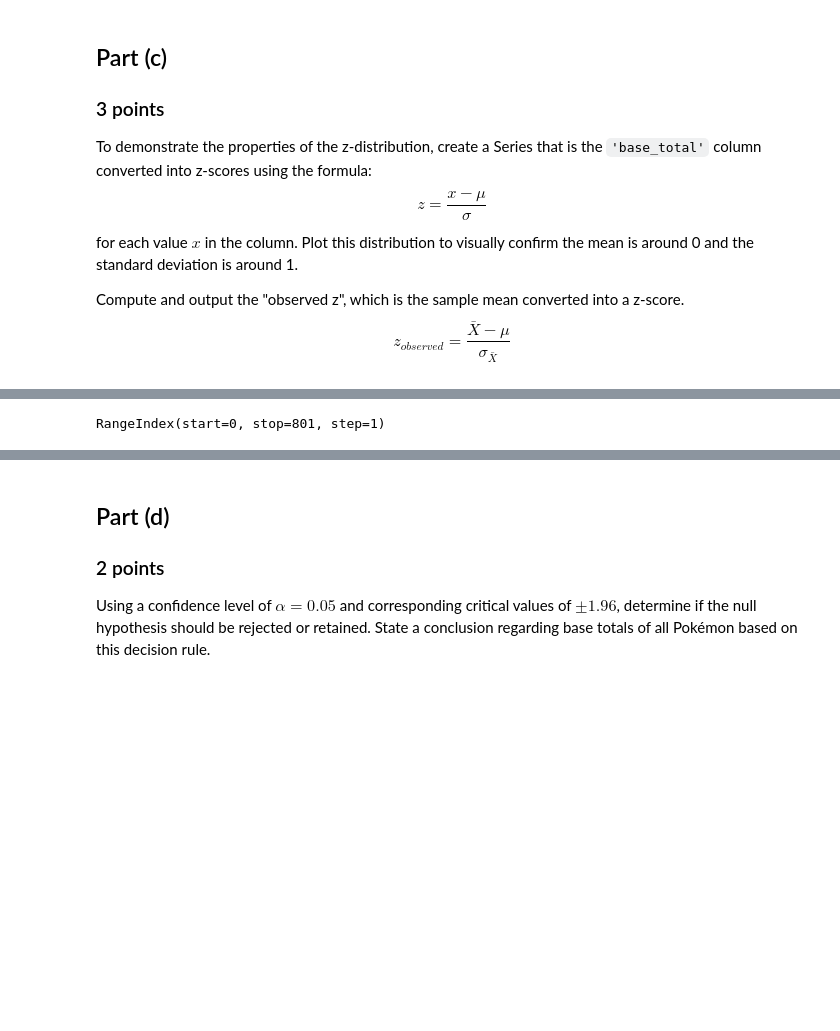
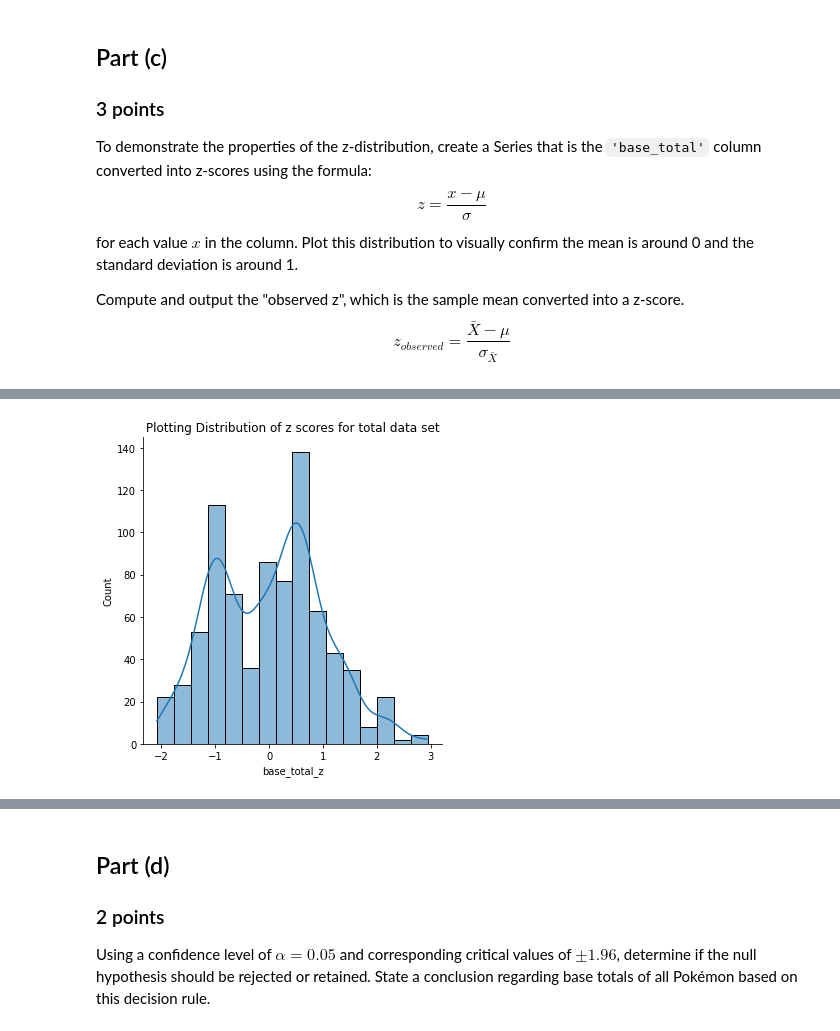
Before and after one commit to DuncanFerguson/GITHUB_REPOSITORY, a Jupyter notebook: DU_MSDS/Data Science Tools 1/Assignment_6/Duncan_Ferguson_Assignment _6 _Inferential_Statistics.ipynb, the cells around one changed output, grey strips where cells are left out. Drawn from its saved outputs; the diff is of its cells as text; code cells hidden in the pictures; blank space fills up the shorter version.

Commit message:
Assignment 6 Start: Almost done with question 2

```diff
--- a/DU_MSDS/Data Science Tools 1/Assignment_6/Duncan_Ferguson_Assignment _6 _Inferential_Statistics.ipynb
+++ b/DU_MSDS/Data Science Tools 1/Assignment_6/Duncan_Ferguson_Assignment _6 _Inferential_Statistics.ipynb
@@ -256,6 +285,7 @@ $$
 z_{observed} = \frac{\bar{X} - \mu}{\sigma_{\bar{X}}}
 $$
 # %%
-z_test = (df['base_total'] - df['base_total'].mean()) / df['base_total'].std()
-z_test.mean()
+# Generating the Z scores for the whole df
+df['base_total_z'] = (df['base_total'] - df['base_total'].mean())/df['base_total'].std(ddof=0)
+df.head()
 # %% [output]
@@ -263,14 +298,8 @@ z_test.mean()
-# %%
-def zscore(group):
-    return (group - group.mean()) / group.std()
-
-df['zscore'] = zscore(df['base_total'])
-
-ind_names = np.array(['1', '2'])
-ind_names
-sampler = np.random.randint(0, len(ind_names),len(df['base_total']))
-# generation  = pd.Series(ind_names['1','2'], index=df.index, name="generation")
-#by_generation = df.groupby()
-df.index
-# %% [output]
-RangeIndex(start=0, stop=801, step=1)
+# %%
+# Displaying the Z- Scores for the whole DF
+sns.displot(df, x= "base_total_z", kde= True)
+plot.set_xticklabels(rotation=90)
+plot.tight_layout()
+plt.title("Plotting Distribution of z scores for total data set");
+# %% [output]
+[figure, added]
```
Also changed, not shown: parts of 13 cells of this notebook, 4 other files.
